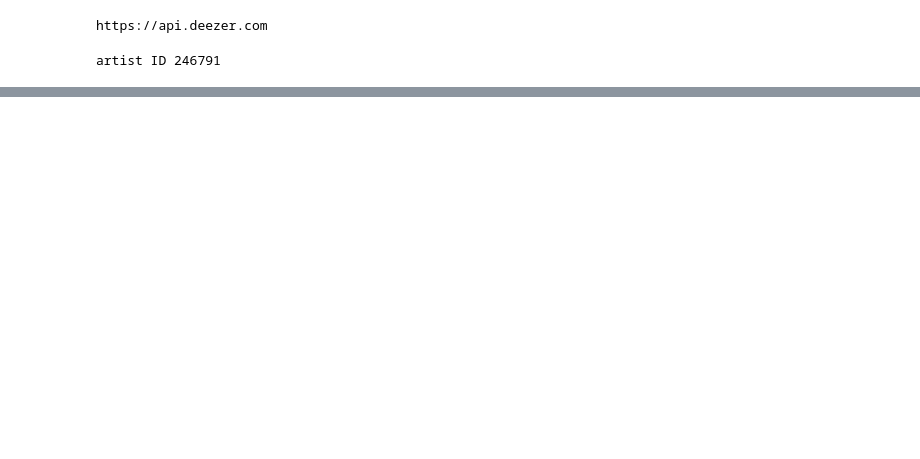
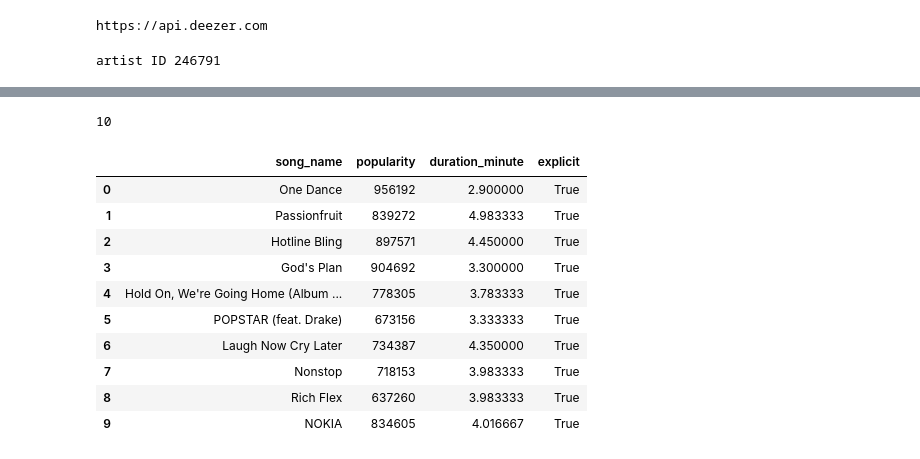
Before and after one commit to davidheram/interacting-with-api-python-project-tutorial, a Jupyter notebook: src/explore.ipynb, the cells around one changed output, grey strips where cells are left out. Saved outputs shown, nothing was run; the diff lists cells and outputs as text; code cells hidden in the pictures; blank space fills up the shorter version.

```diff
--- a/src/explore.ipynb
+++ b/src/explore.ipynb
@@ -66,0 +191,30 @@ df_sorted.head(3)
+# %%
+from sqlalchemy import create_engine
+
+engine = create_engine(
+    "postgresql+psycopg2://postgres:america12@localhost:5432/music_db",
+    connect_args={"options": "-c client_encoding=utf8"}
+)
+# %%
+df_advanced.to_sql(
+    "top_tracks",
+    engine,
+    if_exists="replace",
+    index=False
+)
+# %% [output]
+10
+# %%
+pd.read_sql("SELECT * FROM top_tracks", engine)
+# %% [output]
+|  | song_name | popularity | duration_minute | explicit |
+| 0 | One Dance | 956192 | 2.900000 | True |
+| 1 | Passionfruit | 839272 | 4.983333 | True |
+| 2 | Hotline Bling | 897571 | 4.450000 | True |
+| 3 | God's Plan | 904692 | 3.300000 | True |
+| 4 | Hold On, We're Going Home (Album ... | 778305 | 3.783333 | True |
+| 5 | POPSTAR (feat. Drake) | 673156 | 3.333333 | True |
+| 6 | Laugh Now Cry Later | 734387 | 4.350000 | True |
+| 7 | Nonstop | 718153 | 3.983333 | True |
+| 8 | Rich Flex | 637260 | 3.983333 | True |
+| 9 | NOKIA | 834605 | 4.016667 | True |
```
Also changed, not shown: parts of 16 cells of this notebook.
